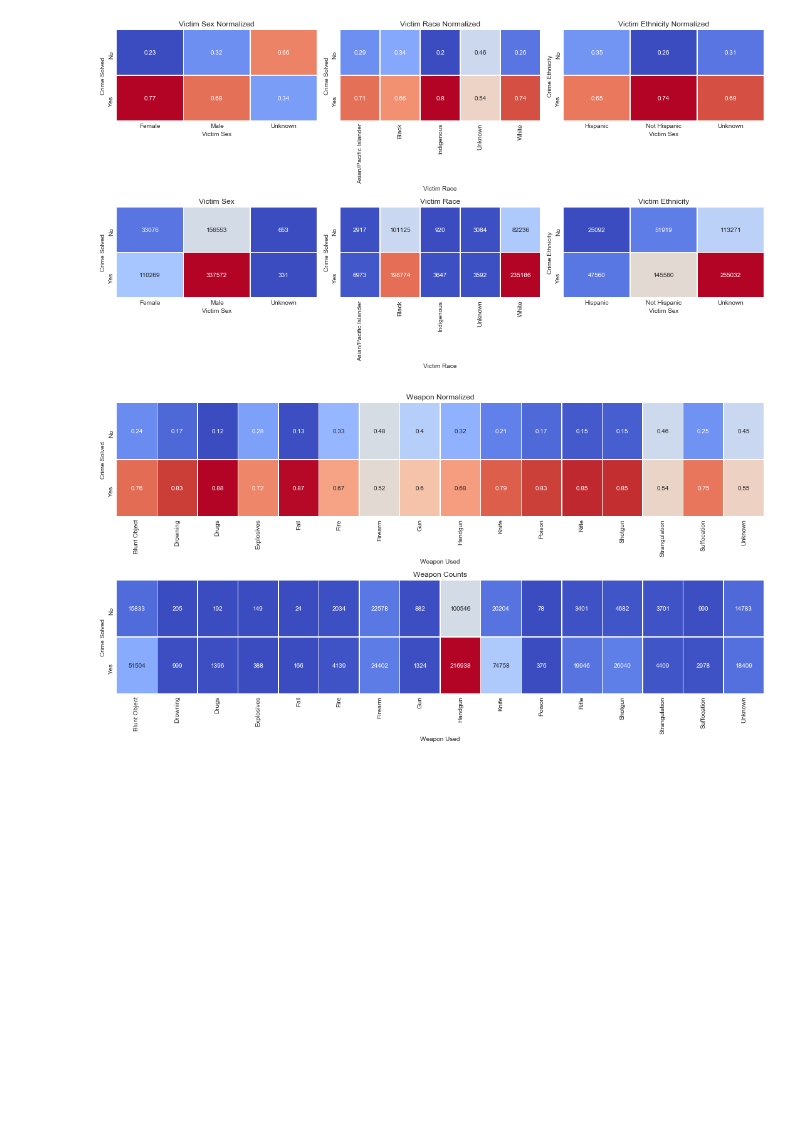
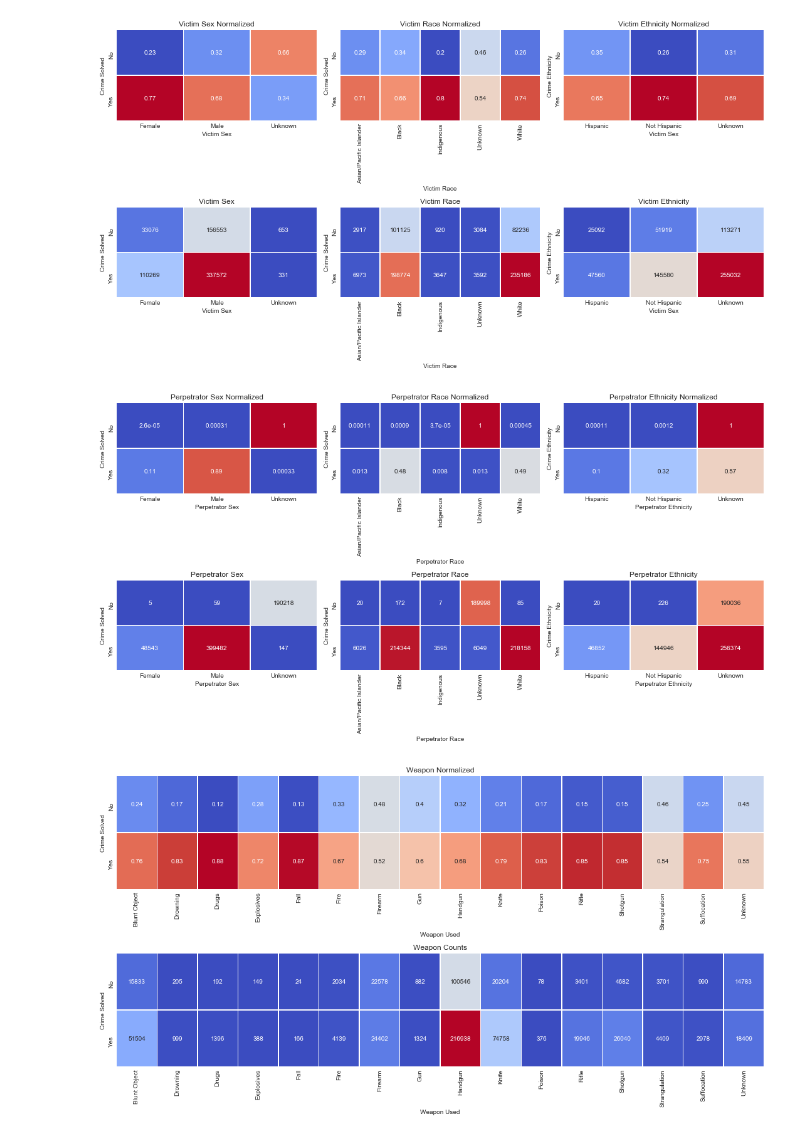
Before and after one commit to Trancefiend/Unit-3, a Jupyter notebook: Homicide Capstone.ipynb, the cells around one changed output. Drawn from its saved outputs; the diff is of its cells as text; code cells hidden in the pictures; blank space fills up the shorter version.

```diff
--- a/Homicide Capstone.ipynb
+++ b/Homicide Capstone.ipynb
@@ -220,6 +220,54 @@ plt.tight_layout()
 plt.show()
 # %% [output]
 [figure]
+# %%
+def normrow_heatmap_plot(col1, col2):
+    crosstab = pd.crosstab(df[col1], df[col2], normalize='index')
+    plot = sns.heatmap(crosstab, annot=True, linewidths=.5, cmap='coolwarm', cbar=False)
+    return plot
+
+plt.figure(figsize=(15, 8))
+
+plt.subplot(2, 3, 1)
+normrow_heatmap_plot('crime_solved', 'perpetrator_sex')
+plt.title('Perpetrator Sex Normalized')
+plt.xlabel('Perpetrator Sex')
+plt.ylabel('Crime Solved')
+
+plt.subplot(2, 3, 2)
+normrow_heatmap_plot('crime_solved', 'perpetrator_race')
+plt.title('Perpetrator Race Normalized')
+plt.xlabel('Perpetrator Race')
+plt.ylabel('Crime Solved')
+
+plt.subplot(2, 3, 3)
+normrow_heatmap_plot('crime_solved', 'perpetrator_ethnicity')
+plt.title('Perpetrator Ethnicity Normalized')
+plt.xlabel('Perpetrator Ethnicity')
+plt.ylabel('Crime Ethnicity')
+
+plt.subplot(2, 3, 4)
+heatmap_plot('crime_solved', 'perpetrator_sex')
+plt.title('Perpetrator Sex')
+plt.xlabel('Perpetrator Sex')
+plt.ylabel('Crime Solved')
+
+plt.subplot(2, 3, 5)
+heatmap_plot('crime_solved', 'perpetrator_race')
+plt.title('Perpetrator Race')
+plt.xlabel('Perpetrator Race')
+plt.ylabel('Crime Solved')
+
+plt.subplot(2, 3, 6)
+heatmap_plot('crime_solved', 'perpetrator_ethnicity')
+plt.title('Perpetrator Ethnicity')
+plt.xlabel('Perpetrator Ethnicity')
+plt.ylabel('Crime Ethnicity')
+
+plt.tight_layout()
+plt.show()
+# %% [output]
+[figure, added]
 # %%
 plt.figure(figsize=(15, 8))
 
```
Also changed, not shown: parts of 27 cells of this notebook.
